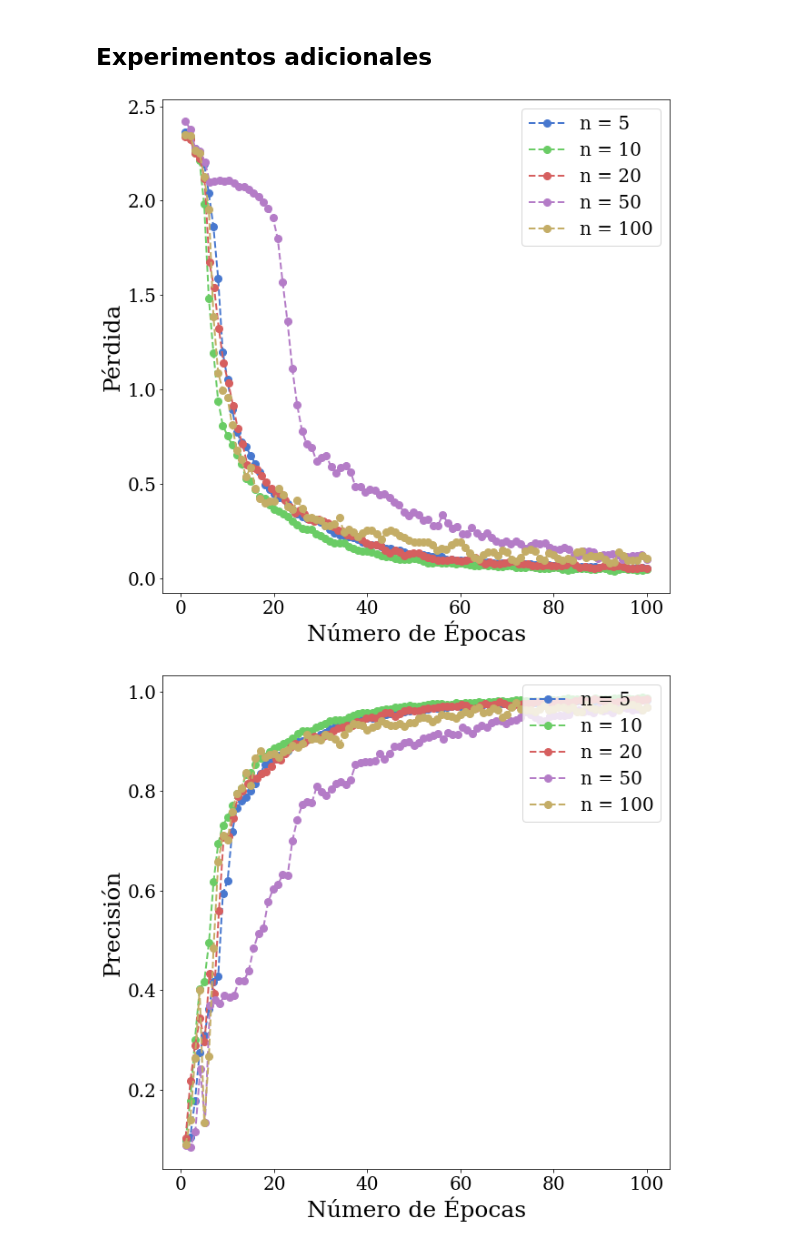
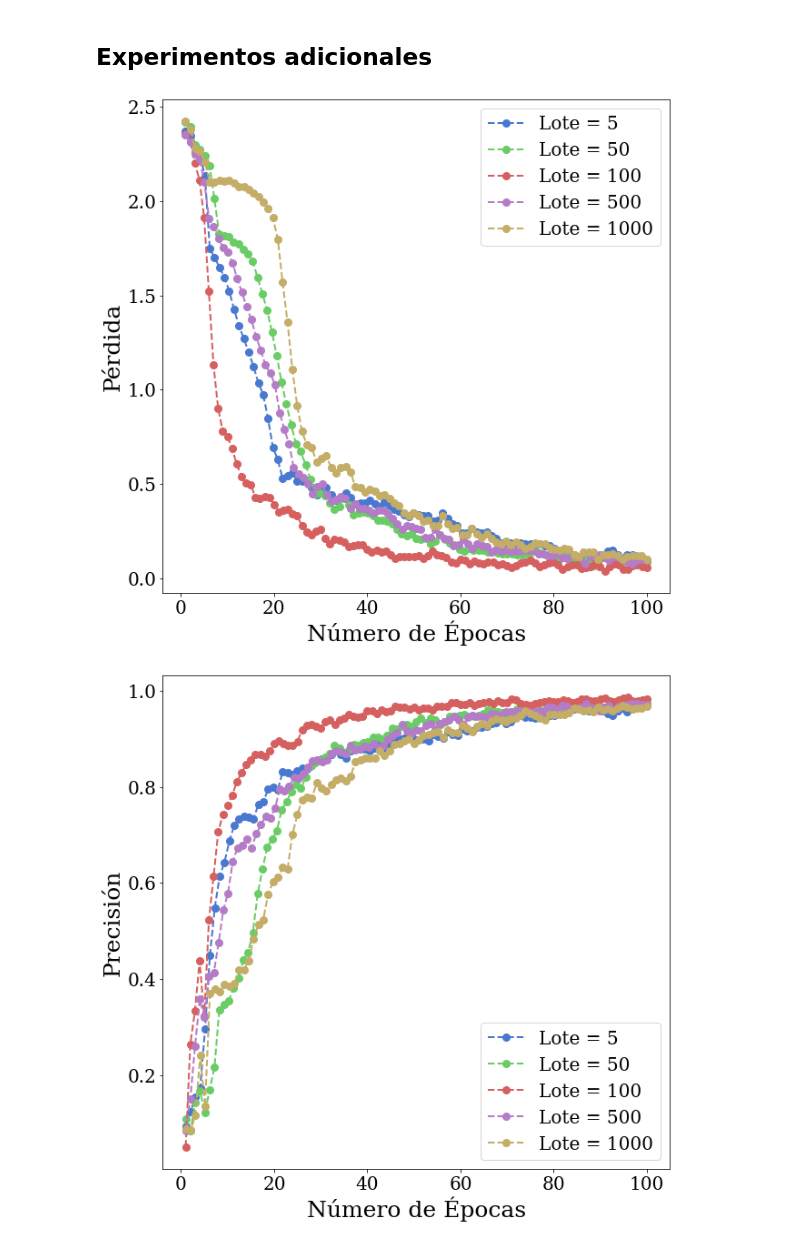
Before and after one commit to josegarciav/MMA-Thesis, a Jupyter notebook: LBFGS_Implementation.ipynb, the cells around one changed output. Saved outputs shown, nothing was run; the diff lists cells and outputs as text; code cells hidden in the pictures.

```diff
--- a/LBFGS_Implementation.ipynb
+++ b/LBFGS_Implementation.ipynb
@@ -65,23 +50,23 @@ iteration: 15
 !python LBFGS_TR.py -m=25 -minibatch=1000 -num-batch=50 -method='trust-region' -maxiter=100
 # %%
 # Experimentos sobre el tamano del lote bs = 1000 (usado en el primer experimento)
-# import pickle
-# DATA_PATH = "/content/MMA-Thesis/results/results_experiment_FEB_23_trust-region_m_25_n_50.pkl"
-# infile = open(DATA_PATH, 'rb')
+import pickle
+DATA_PATH = "/content/MMA-Thesis/results/results_experiment_FEB_23_trust-region_m_25_n_50_minibatch_1000.pkl"
+infile = open(DATA_PATH, 'rb')
 # best_model1 = pickle.load(infile) #Modelo L-BFGS bajo la estrategia de region de confianza con bs=5
 # best_model2 = pickle.load(infile) #Modelo L-BFGS bajo la estrategia de region de confianza con bs=50
 # best_model3 = pickle.load(infile) #Modelo L-BFGS bajo la estrategia de region de confianza con bs=100
 # best_model4 = pickle.load(infile) #Modelo L-BFGS bajo la estrategia de region de confianza con bs=500
-# best_model5 = pickle.load(infile) #Modelo L-BFGS bajo la estrategia de region de confianza con bs=1000
+best_model5 = pickle.load(infile) #Modelo L-BFGS bajo la estrategia de region de confianza con bs=1000
 # %%
 #Experimentos sobre el numero de lotes en superposicion nlsp = 50
-import pickle
-DATA_PATH = "/content/MMA-Thesis/results/results_experiment_FEB_23_trust-region_m_25_n_50.pkl"
-infile = open(DATA_PATH,'rb')
-#best_model1 = pickle.load(infile) #Modelo L-BFGS bajo la estrategia de region de confianza con nlsp=5
+# import pickle
+# DATA_PATH = "/content/MMA-Thesis/results/results_experiment_FEB_23_trust-region_m_25_n_100.pkl"
+# infile = open(DATA_PATH,'rb')
+# best_model1 = pickle.load(infile) #Modelo L-BFGS bajo la estrategia de region de confianza con nlsp=5
 # best_model2 = pickle.load(infile) #Modelo L-BFGS bajo la estrategia de region de confianza con nlsp=10
 # best_model3 = pickle.load(infile) #Modelo L-BFGS bajo la estrategia de region de confianza con nlsp=20
-best_model4 = pickle.load(infile) #Modelo L-BFGS bajo la estrategia de region de confianza con nlsp=50
+# best_model4 = pickle.load(infile) #Modelo L-BFGS bajo la estrategia de region de confianza con nlsp=50
 # best_model5 = pickle.load(infile) #Modelo L-BFGS bajo la estrategia de region de confianza con nlsp=100
 # %%
 #Experimentos sobre variante de memoria limitada m = 25
@@ -176,42 +161,42 @@ plt.yscale("linear")
 #plt.title('Memoria limitada L-BFGS', fontsize=35)
 plt.ylabel('Pérdida', fontsize=25)
 plt.xlabel('Número de Épocas', fontsize=25)
-plt.legend(['n = 5', 'n = 10', 'n = 20', 'n = 50', 'n = 100'], loc='upper right', fontsize=20) #, 'Prueba'
+plt.legend(['Lote = 5', 'Lote = 50', 'Lote = 100', 'Lote = 500', 'Lote = 1000'], loc='upper right', fontsize=20) #, 'Prueba'
 plt.tick_params(axis='both', which='major', labelsize=20)
 plt.tick_params(axis='both', which='minor', labelsize=20)
 # %% [output]
-[figure, old version]
+[figure, new version]
 # %%
 maxiter=100 # Maximo numero de iteraciones establecido anteriormente
 
 plt.subplots(figsize = (10, 10))
 plt.plot(np.linspace(1, maxiter, len(best_model1[3])), best_model1[3],
          marker='o', linestyle='dashed', linewidth=2, markersize=8)
 # plt.plot(np.linspace(1, maxiter, len(best_model1[4])), best_model1[4],
 #          marker='o', linestyle='dashed', linewidth=2)
 plt.plot(np.linspace(1, maxiter, len(best_model2[3])), best_model2[3],
          marker='o', linestyle='dashed', linewidth=2, markersize=8)
 # plt.plot(np.linspace(1, maxiter, len(best_model2[4])), best_model2[4],
 #          marker='o', linestyle='dashed', linewidth=2)
 plt.plot(np.linspace(1, maxiter, len(best_model3[3])), best_model3[3],
          marker='o', linestyle='dashed', linewidth=2, markersize=8)
 # plt.plot(np.linspace(1, maxiter, len(best_model3[4])), best_model3[4],
 #          marker='o', linestyle='dashed', linewidth=2)
 plt.plot(np.linspace(1, maxiter, len(best_model4[3])), best_model4[3],
          marker='o', linestyle='dashed', linewidth=2, markersize=8)
 # plt.plot(np.linspace(1, maxiter, len(best_model4[4])), best_model4[4],
 #          marker='o', linestyle='dashed', linewidth=2)
 plt.plot(np.linspace(1, maxiter, len(best_model5[3])), best_model5[3],
          marker='o', linestyle='dashed', linewidth=2, markersize=8)
 # plt.plot(np.linspace(1, maxiter, len(best_model5[4])), best_model5[4],
 #          marker='o', linestyle='dashed', linewidth=2)
 
 plt.yscale("linear")
 # plt.title('Memoria limitada L-BFGS', fontsize=35)
 plt.ylabel('Precisión', fontsize=25)
 plt.xlabel('Número de Épocas', fontsize=25)
-plt.legend(['n = 5', 'n = 10', 'n = 20', 'n = 50', 'n = 100'], loc='upper right', fontsize=20) #, 'Prueba'
+plt.legend(['Lote = 5', 'Lote = 50', 'Lote = 100', 'Lote = 500', 'Lote = 1000'], loc='lower right', fontsize=20) #, 'Prueba'
 plt.tick_params(axis='both', which='major', labelsize=20)
 plt.tick_params(axis='both', which='minor', labelsize=20)
 # %% [output]
-[figure, old version]
+[figure, new version]
```
Also changed, not shown: parts of 4 cells of this notebook.
